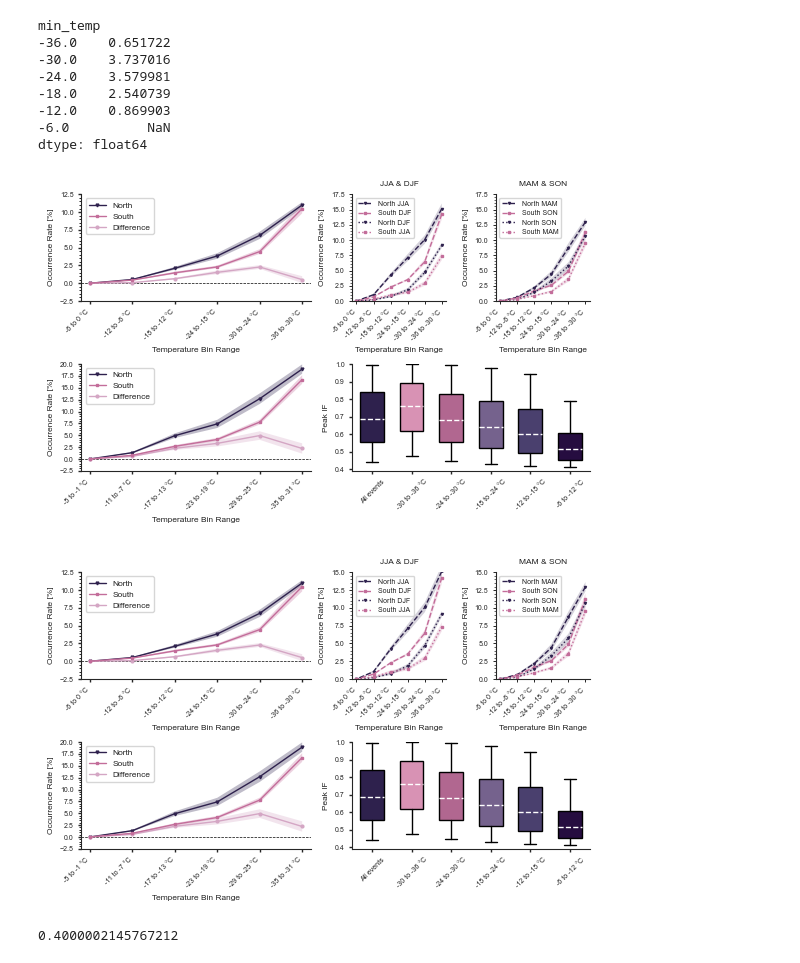
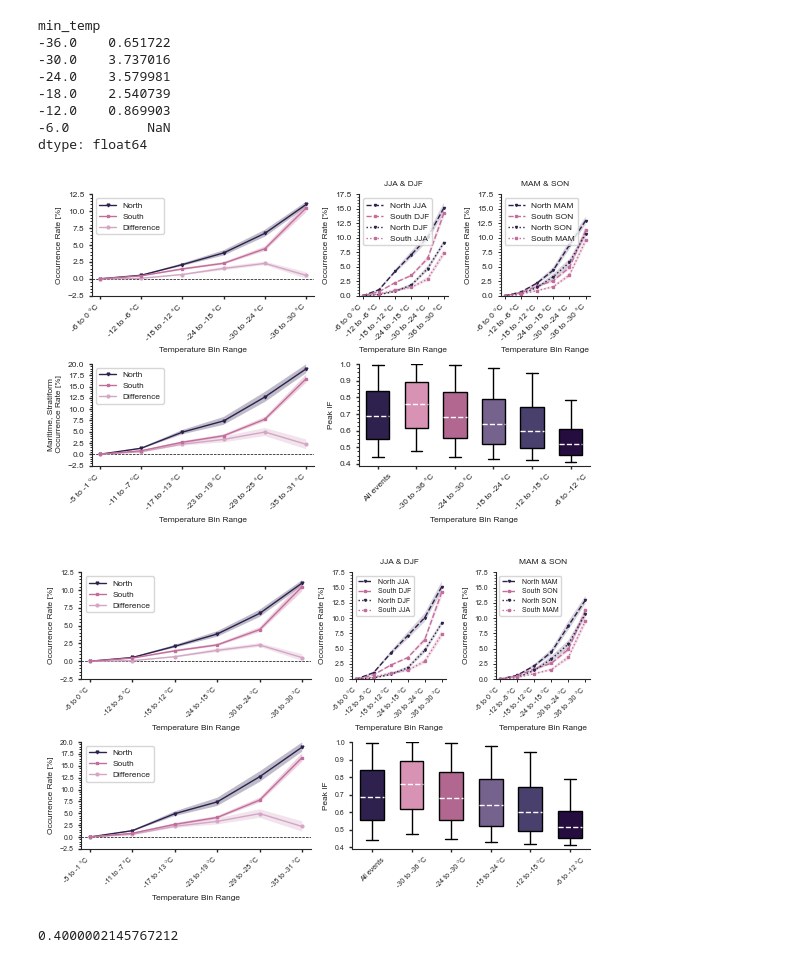
Before and after one commit to DragomirNikolov/Glaciation_time_estimator, a Jupyter notebook: Result_analysis/Publication_figures/Multiyear_analysis/plot_occurance_rates.ipynb, the cells around one changed output. Saved outputs shown, nothing was run; the diff lists cells and outputs as text; code cells hidden in the pictures.

```diff
--- a/Result_analysis/Publication_figures/Multiyear_analysis/plot_occurance_rates.ipynb
+++ b/Result_analysis/Publication_figures/Multiyear_analysis/plot_occurance_rates.ipynb
@@ -95,13 +107,15 @@ combined_glac_df.loc[:,"Peak IF"]=combined_glac_df.apply(lambda x: x["ice_frac_h
 small_ax_range=(0,17.5)
 large_ax_range=(-2.5,12.5)
 var_thresh_ax_range=(0,35)
-small_major_ticks=np.linspace(small_ax_range[0],small_ax_range[1],4)
+small_major_ticks=np.linspace(small_ax_range[0],small_ax_range[1],8)
 small_minor_ticks=np.arange(small_ax_range[0],small_ax_range[1],0.5)
 large_major_ticks=list(np.linspace(large_ax_range[0],large_ax_range[1],7))
 # large_major_ticks.append(0.0)
 large_minor_ticks=np.arange(large_ax_range[0],large_ax_range[1],0.5)
 var_thresh_major_ticks=np.linspace(var_thresh_ax_range[0],var_thresh_ax_range[1],8)
 var_thresh_minor_ticks=np.arange(var_thresh_ax_range[0],var_thresh_ax_range[1],1)
+fontsize_large=6
+fontsize_small=6
 large_major_ticks
 large_minor_ticks
 # %% [output]
@@ -179,7 +193,9 @@ x_north = x + 0.02
 x_south = x - 0.02
 
 # 3. Create figure with GridSpec
-fig = plt.figure(figsize=(5.501, 3.504), constrained_layout=True)
+
+# fig = plt.figure(figsize=(6.69291, 6.69291*3.504/5.501), constrained_layout=True) 170 mm
+fig = plt.figure(figsize=(5.501, 5.501*3.504/5.501), constrained_layout=True)
 gs = gridspec.GridSpec(2, 4,height_ratios=[1, 1],figure=fig)#,hspace=1.2, wspace=0.3)#,
 
 # --- Top subplot: overall ---
@@ -221,12 +237,12 @@ ax1.set_xticks(x)
 ax1.set_yticks(large_major_ticks)
 ax1.set_yticks(large_minor_ticks,minor=True)
 
-ax1.set_xticklabels(bin_labels, rotation=45, ha='right',fontsize=5)
+ax1.set_xticklabels(bin_labels, rotation=45, ha='right',fontsize=fontsize_small)
 ax1.invert_xaxis()
-ax1.set_xlabel("Temperature Bin Range",fontsize=6)
-ax1.set_ylabel("Occurrence Rate [%]",fontsize=6)
-# ax1.set_title("Overall Occurrence Rate of Glaciation by Hemisphere",fontsize=7)
-ax1.legend(fontsize=5)
+ax1.set_xlabel("Temperature Bin Range",fontsize=fontsize_large)
+ax1.set_ylabel("Occurrence Rate [%]",fontsize=fontsize_large)
+# ax1.set_title("Overall Occurrence Rate of Glaciation by Hemisphere",fontsize=fontsize_large)
+ax1.legend(fontsize=fontsize_small)
 ax1.set_xlim(5.2, -0.2)
 ax1.set_ylim(large_ax_range)
 temp_handles, temp_labels = ax1.get_legend_handles_labels()
@@ -239,7 +255,7 @@ ax1.yaxis.set_ticks_position('left')
 ax1.tick_params(
     axis='x', which='both',
     bottom=True, top=False,
-    length=2, width=1, direction='out',labelsize=5
+    length=2, width=1, direction='out',labelsize=fontsize_small
 )
 ax1.tick_params(
     axis='y', which='minor',
@@ -249,7 +265,7 @@ ax1.tick_params(
 ax1.tick_params(
     axis='y', which='major',
     left=True, right=False,
-    length=2, width=1, direction='out',labelsize=5
+    length=2, width=1, direction='out',labelsize=fontsize_small
 )
 
 
@@ -322,12 +338,12 @@ ax4.set_xticks(x)
 ax4.set_yticks(np.linspace(-2.5,20,10))
 ax4.set_yticks(np.arange(-2.5,20,0.5),minor=True)
 
-ax4.set_xticklabels(bin_labels_lim, rotation=45, ha='right',fontsize=5)
+ax4.set_xticklabels(bin_labels_lim, rotation=45, ha='right',fontsize=fontsize_small)
 ax4.invert_xaxis()
-ax4.set_xlabel("Temperature Bin Range",fontsize=6)
-ax4.set_ylabel("Occurrence Rate [%]",fontsize=6)
-# ax4.set_title("Overall Occurrence Rate of Glaciation by Hemisphere",fontsize=7)
-ax4.legend(fontsize=5)
+ax4.set_xlabel("Temperature Bin Range",fontsize=fontsize_large)
+ax4.set_ylabel("Maritime, Stratiform\n Occurrence Rate [%]",fontsize=fontsize_large)
+# ax4.set_title("Overall Occurrence Rate of Glaciation by Hemisphere",fontsize=fontsize_large)
+ax4.legend(fontsize=fontsize_small)
 ax4.set_xlim(5.2, -0.2)
 ax4.set_ylim((-2.5,20))
 temp_handles, temp_labels = ax4.get_legend_handles_labels()
@@ -340,7 +356,7 @@ ax4.yaxis.set_ticks_position('left')
 ax4.tick_params(
     axis='x', which='both',
     bottom=True, top=False,
-    length=2, width=1, direction='out',labelsize=5
+    length=2, width=1, direction='out',labelsize=fontsize_small
 )
 ax4.tick_params(
     axis='y', which='minor',
@@ -350,7 +366,7 @@ ax4.tick_params(
 ax4.tick_params(
     axis='y', which='major',
     left=True, right=False,
-    length=2, width=1, direction='out',labelsize=5
+    length=2, width=1, direction='out',labelsize=fontsize_small
 )
 # plt.savefig("/wolke_scratch/dnikolo/Glaciation_time_estimator/Result_graphs/Publication_figures/Multiyear_analysis/Occurance_rates.pdf",dpi=300, bbox_inches = "tight")
 # plt.close()
@@ -455,14 +471,16 @@ for box, color in zip(bplots['boxes'], colors):
 ax5.set_ylabel("Peak IF")
 # ax.set_title("Distribution of Peak IF by Temperature Bin")
 ax5.set_ylim(0.39, 1.0)
-# ax5.set_xticks(,rotation=45, ha='right',fontsize=5)
+ax5.set_yticks(np.linspace(0.4,1,7))
+ax5.set_yticks(np.arange(0.4,1,0.025),minor=True)
+# ax5.set_xticks(,rotation=45, ha='right',fontsize=fontsize_small)
 # <<< RE‐ENABLE TICK LINES ON BOTTOM/LEFT >>>
 ax5.xaxis.set_ticks_position('bottom')
 ax5.yaxis.set_ticks_position('left')
 ax5.tick_params(
     axis='x', which='both',
     bottom=True, top=False,
-    length=2, width=1, direction='out',labelsize=5,rotation=45
+    length=2, width=1, direction='out',labelsize=fontsize_small,rotation=45
 )
 ax5.tick_params(
     axis='y', which='minor',
@@ -472,8 +490,9 @@ ax5.tick_params(
 ax5.tick_params(
     axis='y', which='major',
     left=True, right=False,
-    length=2, width=1, direction='out',labelsize=5
+    length=2, width=1, direction='out',labelsize=fontsize_small
 )
+ax5.set_xlabel("Temperature Bin Range",fontsize=fontsize_large)
 
 
 # --- Top middle left: JJA & DJF ---
@@ -508,12 +527,12 @@ for season, style in zip(seas_pairs[0], ['--', ':']):
     )
 
 ax2.set_xticks(x)
-ax2.set_xticklabels(bin_labels, rotation=45, ha='right', fontsize=5)
+ax2.set_xticklabels(bin_labels, rotation=45, ha='right', fontsize=fontsize_small)
 ax2.invert_xaxis()
-ax2.set_xlabel("Temperature Bin Range",fontsize=6)
-ax2.set_ylabel("Occurrence Rate [%]",fontsize=6)
-ax2.set_title("JJA & DJF",fontsize=6)
-ax2.legend(loc='upper left',fontsize=5)
+ax2.set_xlabel("Temperature Bin Range",fontsize=fontsize_large)
+ax2.set_ylabel("Occurrence Rate [%]",fontsize=fontsize_large)
+ax2.set_title("JJA & DJF",fontsize=fontsize_large)
+ax2.legend(loc='upper left',fontsize=fontsize_small)
 
 # <<< RE‐ENABLE TICK LINES ON BOTTOM/LEFT >>>
 ax2.xaxis.set_ticks_position('bottom')
@@ -521,7 +540,7 @@ ax2.yaxis.set_ticks_position('left')
 ax2.tick_params(
     axis='x', which='both',
     bottom=True, top=False,
-    length=2, width=0.7, direction='out',labelsize=5
+    length=2, width=0.7, direction='out',labelsize=fontsize_small
 )
 ax2.tick_params(
     axis='y', which='minor',
@@ -531,9 +550,10 @@ ax2.tick_params(
 ax2.tick_params(
     axis='y', which='major',
     left=True, right=False,
-    length=2, width=0.7, direction='out',labelsize=5
+    length=2, width=0.7, direction='out',labelsize=fontsize_small
 )
 ax2.set_yticks(small_minor_ticks, minor=True)
+ax2.set_yticks(small_major_ticks)
 ax2.set_ylim(small_ax_range)
 
 # --- Top most right right: MAM & SON ---
@@ -578,46 +598,47 @@ ax3.yaxis.set_ticks_position('left')
 ax3.tick_params(
     axis='x', which='both',
     bottom=True, top=False,
-    length=2, width=0.7, direction='out',labelsize=5
+    length=2, width=0.7, direction='out',labelsize=fontsize_small
 )
 ax3.tick_params(
     axis='y', which='minor',
     bottom=True, top=False,
     length=1.2, width=0.5, direction='out'
 )
 ax3.tick_params(
     axis='y', which='major',
     left=True, right=False,
-    length=2, width=0.7, direction='out',labelsize=5
+    length=2, width=0.7, direction='out',labelsize=fontsize_small
 )
 ax3.set_yticks(small_minor_ticks, minor=True)
+ax3.set_yticks(small_major_ticks, minor=False)
 ax3.set_xticks(x)
-ax3.set_xticklabels(bin_labels, rotation=45, ha='right',fontsize=5)
+ax3.set_xticklabels(bin_labels, rotation=45, ha='right',fontsize=fontsize_small)
 
 ax3.invert_xaxis()
-ax3.set_xlabel("Temperature Bin Range",fontsize=6)
-ax3.set_ylabel("Occurrence Rate [%]",fontsize=6)
-ax3.set_title("MAM & SON",fontsize=6)
-ax3.legend(loc='upper left',fontsize=5)
+ax3.set_xlabel("Temperature Bin Range",fontsize=fontsize_large)
+ax3.set_ylabel("Occurrence Rate [%]",fontsize=fontsize_large)
+ax3.set_title("MAM & SON",fontsize=fontsize_large)
+ax3.legend(loc='upper left',fontsize=fontsize_small)
 ax3.set_ylim(small_ax_range)
 # plt.savefig("/wolke_scratch/dnikolo/Glaciation_time_estimator/Result_graphs/Publication_figures/Multiyear_analysis/Occurance_rates.pdf",dpi=300, bbox_inches = "tight")
 # plt.close()
 # fig = plt.figure(figsize=(3.504, 3))
 # … all your plotting code …
 
 # Option A: remove bbox_inches
 # fig.tight_layout(pad=0.1)
 ax5.spines[['right', 'top']].set_visible(False)
 ax2.spines[['right', 'top']].set_visible(False)
 ax3.spines[['right', 'top']].set_visible(False)
 fig.savefig(
     "/wolke_scratch/dnikolo/Glaciation_time_estimator/Result_graphs/Publication_figures/Occurance_rates_combined.pdf",
     format="pdf",
     dpi=300
     # no bbox_inches argument at all
 )
 # %% [output]
-[figure, old version]
+[figure, new version]
 # %%
 
 #############
@@ -1109,7 +1130,7 @@ ax3.spines[['right', 'top']].set_visible(False)
 #     # no bbox_inches argument at all
 # )
 # %% [output]
-[figure, old version]
+[figure, new version]
 # %%
 combined_glac_df["Peak IF"].min()
 # %% [output]
```
Also changed, not shown: parts of 5 cells of this notebook, 14 other files.
